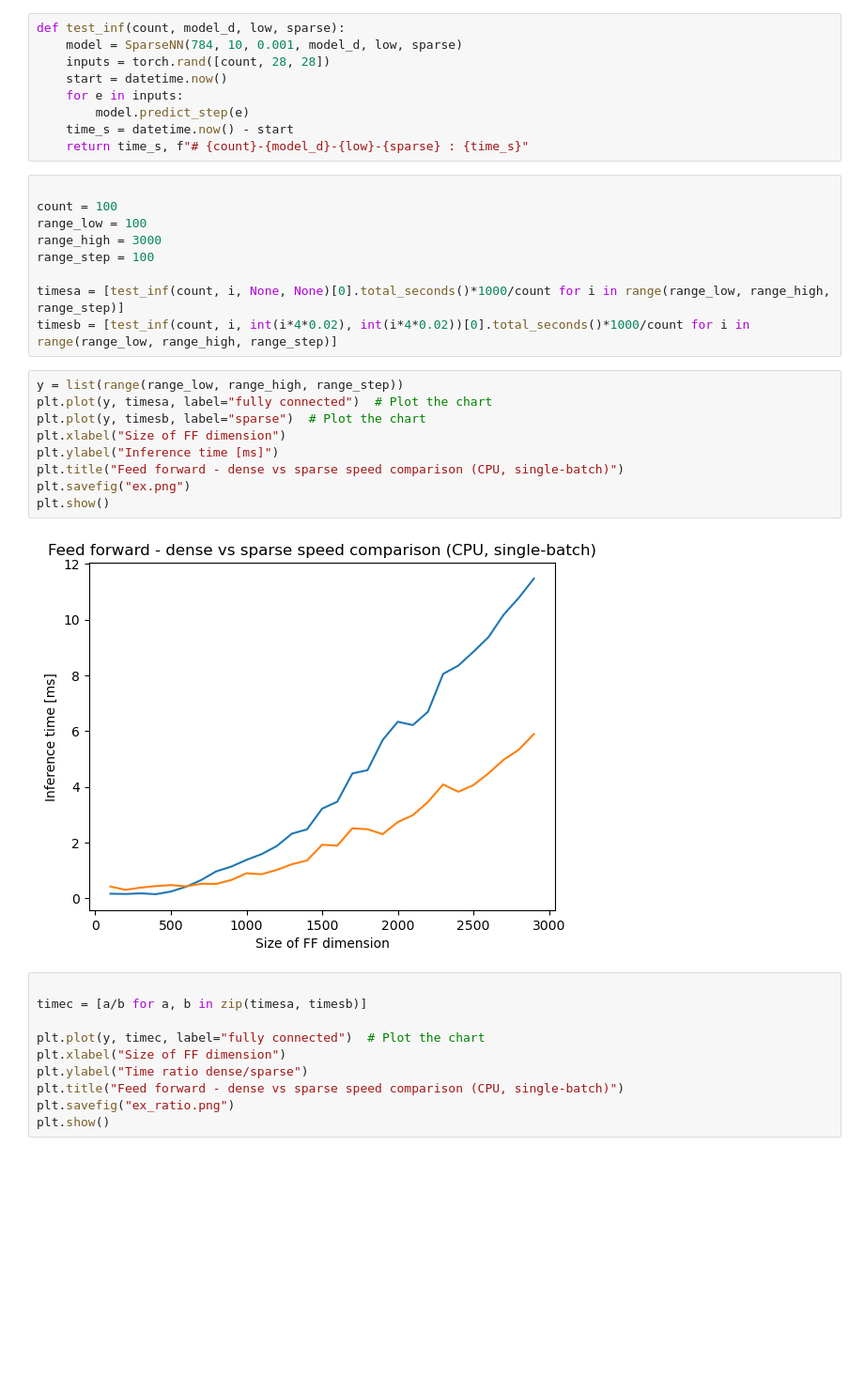
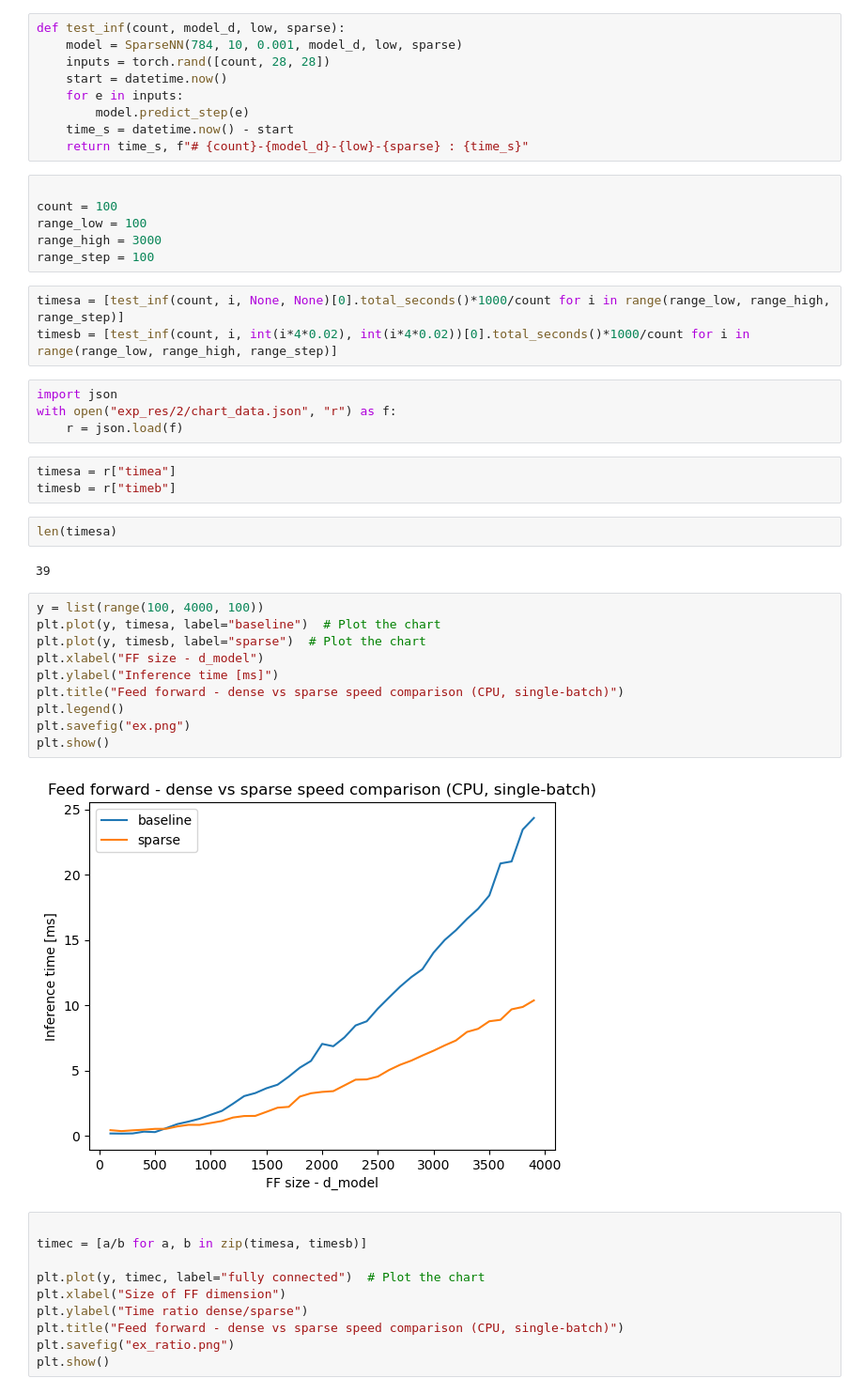
Before and after one commit to madragonse/sparse_ff, a Jupyter notebook: mnist/time_experiments.ipynb, the cells around one changed output. Shown at 94% size. Saved outputs shown, nothing was run; the diff lists cells and outputs as text; blank space fills up the shorter version.

```diff
--- a/mnist/time_experiments.ipynb
+++ b/mnist/time_experiments.ipynb
@@ -12,26 +12,38 @@ def test_inf(count, model_d, low, sparse):
         model.predict_step(e)
     time_s = datetime.now() - start
     return time_s, f"# {count}-{model_d}-{low}-{sparse} : {time_s}"
+# %%
+
+count = 100
+range_low = 100
+range_high = 3000
+range_step = 100
 # %%
-
-count = 100
-range_low = 100
-range_high = 3000
-range_step = 100
-
 timesa = [test_inf(count, i, None, None)[0].total_seconds()*1000/count for i in range(range_low, range_high, range_step)]
 timesb = [test_inf(count, i, int(i*4*0.02), int(i*4*0.02))[0].total_seconds()*1000/count for i in range(range_low, range_high, range_step)]
+# %%
+import json
+with open("exp_res/2/chart_data.json", "r") as f:
+    r = json.load(f)
+# %%
+timesa = r["timea"]
+timesb = r["timeb"]
+# %%
+len(timesa)
+# %% [output]
+39
 # %%
-y = list(range(range_low, range_high, range_step))
-plt.plot(y, timesa, label="fully connected")  # Plot the chart
+y = list(range(100, 4000, 100))
+plt.plot(y, timesa, label="baseline")  # Plot the chart
 plt.plot(y, timesb, label="sparse")  # Plot the chart
-plt.xlabel("Size of FF dimension")
+plt.xlabel("FF size - d_model")
 plt.ylabel("Inference time [ms]")
 plt.title("Feed forward - dense vs sparse speed comparison (CPU, single-batch)")
+plt.legend()
 plt.savefig("ex.png")
 plt.show()
 # %% [output]
-[figure, old version]
+[figure, new version]
 # %%
 
 timec = [a/b for a, b in zip(timesa, timesb)]
```
Also changed, not shown: 1 other file.
